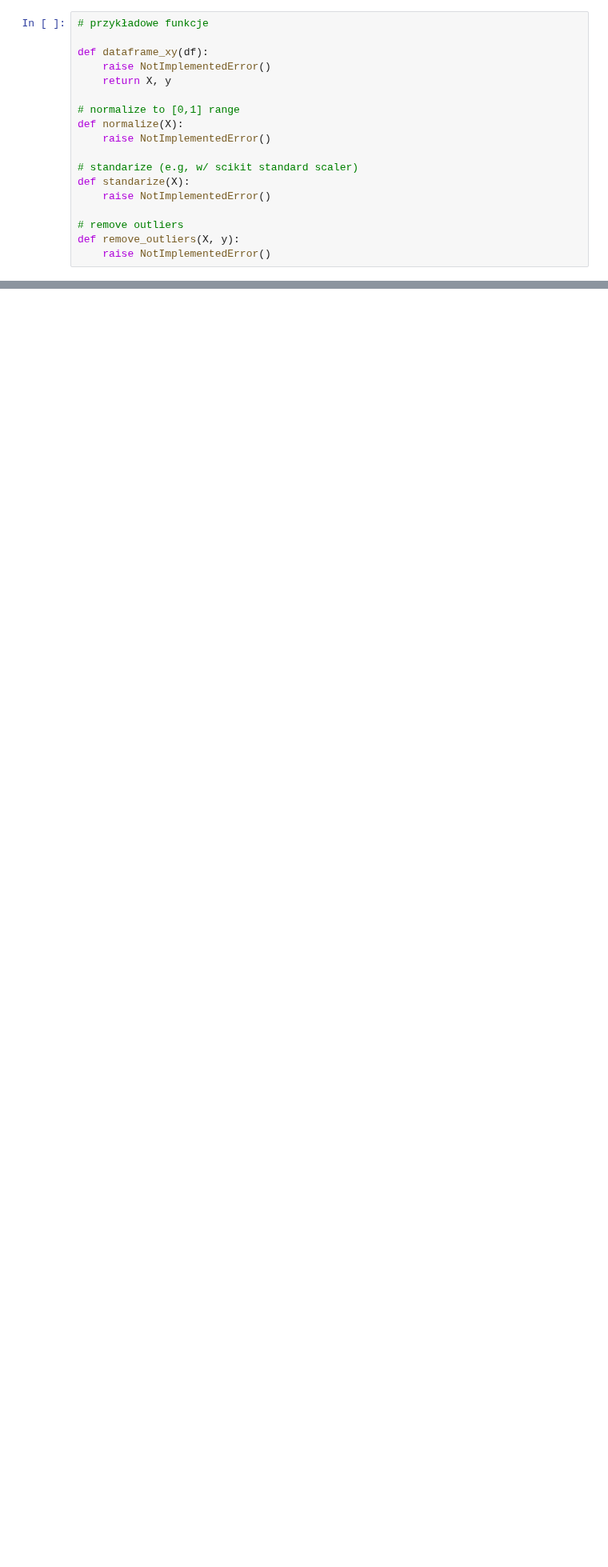
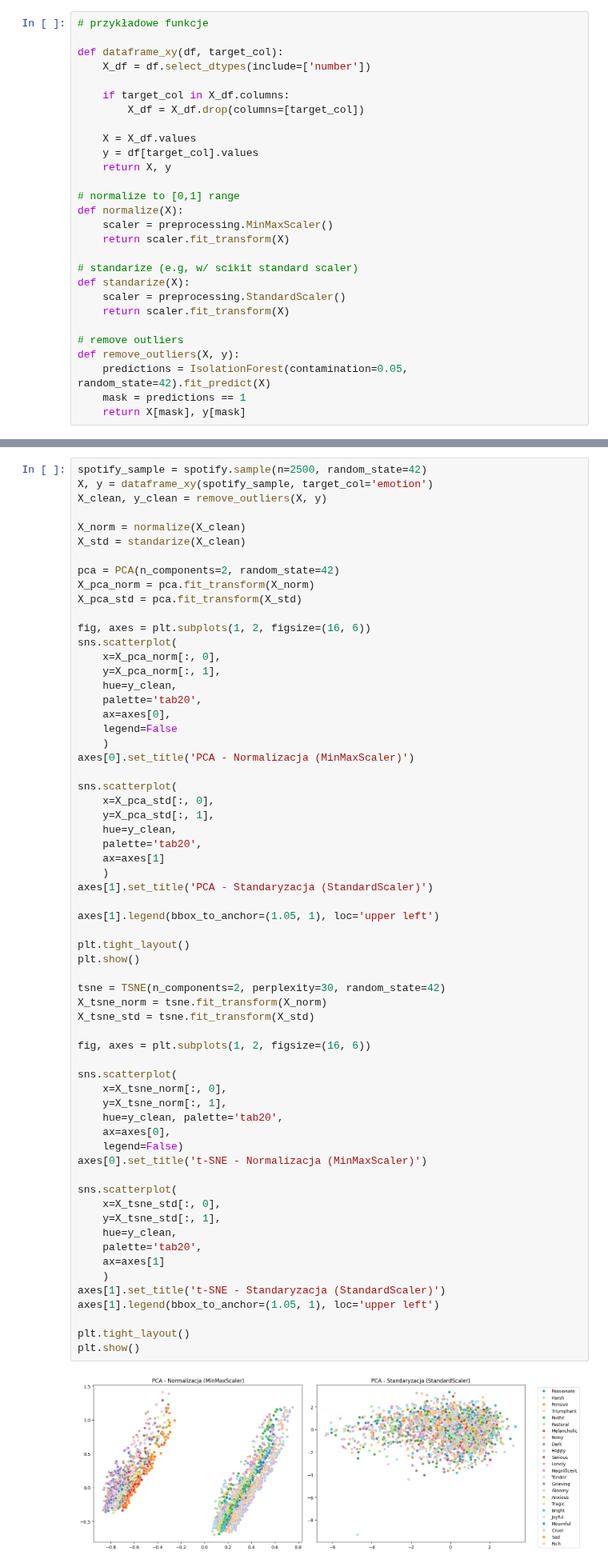
Before and after one commit to Zajecia-na-PWr-LR/lista-2-wiktoriamalinowska, a Jupyter notebook: UczenieMaszynowe_25_26_Lista2.ipynb, the cells around one changed output, grey strips where cells are left out. Shown at 80% size. Saved outputs shown, nothing was run; the diff lists cells and outputs as text; blank space fills up the shorter version.

```diff
--- a/UczenieMaszynowe_25_26_Lista2.ipynb
+++ b/UczenieMaszynowe_25_26_Lista2.ipynb
@@ -667,18 +728,28 @@ from sklearn import preprocessing
 # %%
 # przykładowe funkcje
 
-def dataframe_xy(df):
-    raise NotImplementedError()
+def dataframe_xy(df, target_col):
+    X_df = df.select_dtypes(include=['number'])
+
+    if target_col in X_df.columns:
+        X_df = X_df.drop(columns=[target_col])
+
+    X = X_df.values
+    y = df[target_col].values
     return X, y
 
 # normalize to [0,1] range
 def normalize(X):
-    raise NotImplementedError()
+    scaler = preprocessing.MinMaxScaler()
+    return scaler.fit_transform(X)
 
 # standarize (e.g, w/ scikit standard scaler)
 def standarize(X):
-    raise NotImplementedError()
+    scaler = preprocessing.StandardScaler()
+    return scaler.fit_transform(X)
 
 # remove outliers
 def remove_outliers(X, y):
-    raise NotImplementedError()
+    predictions = IsolationForest(contamination=0.05, random_state=42).fit_predict(X)
+    mask = predictions == 1
+    return X[mask], y[mask]
@@ -684,0 +758,65 @@ def remove_outliers(X, y):
+# %%
+spotify_sample = spotify.sample(n=2500, random_state=42)
+X, y = dataframe_xy(spotify_sample, target_col='emotion')
+X_clean, y_clean = remove_outliers(X, y)
+
+X_norm = normalize(X_clean)
+X_std = standarize(X_clean)
+
+pca = PCA(n_components=2, random_state=42)
+X_pca_norm = pca.fit_transform(X_norm)
+X_pca_std = pca.fit_transform(X_std)
+
+fig, axes = plt.subplots(1, 2, figsize=(16, 6))
+sns.scatterplot(
+    x=X_pca_norm[:, 0],
+    y=X_pca_norm[:, 1],
+    hue=y_clean,
+    palette='tab20',
+    ax=axes[0],
+    legend=False
+    )
+axes[0].set_title('PCA - Normalizacja (MinMaxScaler)')
+
+sns.scatterplot(
+    x=X_pca_std[:, 0],
+    y=X_pca_std[:, 1],
+    hue=y_clean,
+    palette='tab20',
+    ax=axes[1]
+    )
+axes[1].set_title('PCA - Standaryzacja (StandardScaler)')
+
+axes[1].legend(bbox_to_anchor=(1.05, 1), loc='upper left')
+
+plt.tight_layout()
+plt.show()
+
+tsne = TSNE(n_components=2, perplexity=30, random_state=42)
+X_tsne_norm = tsne.fit_transform(X_norm)
+X_tsne_std = tsne.fit_transform(X_std)
+
+fig, axes = plt.subplots(1, 2, figsize=(16, 6))
+
+sns.scatterplot(
+    x=X_tsne_norm[:, 0],
+    y=X_tsne_norm[:, 1],
+    hue=y_clean, palette='tab20',
+    ax=axes[0],
+    legend=False)
+axes[0].set_title('t-SNE - Normalizacja (MinMaxScaler)')
+
+sns.scatterplot(
+    x=X_tsne_std[:, 0],
+    y=X_tsne_std[:, 1],
+    hue=y_clean,
+    palette='tab20',
+    ax=axes[1]
+    )
+axes[1].set_title('t-SNE - Standaryzacja (StandardScaler)')
+axes[1].legend(bbox_to_anchor=(1.05, 1), loc='upper left')
+
+plt.tight_layout()
+plt.show()
+# %% [output]
+[figure, added]
```
Also changed, not shown: parts of 14 cells of this notebook.
